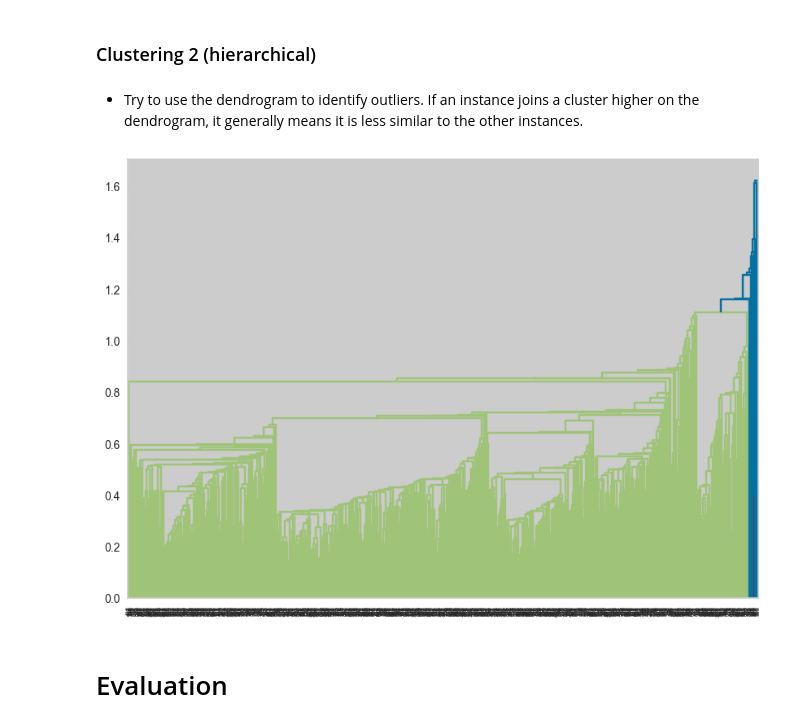
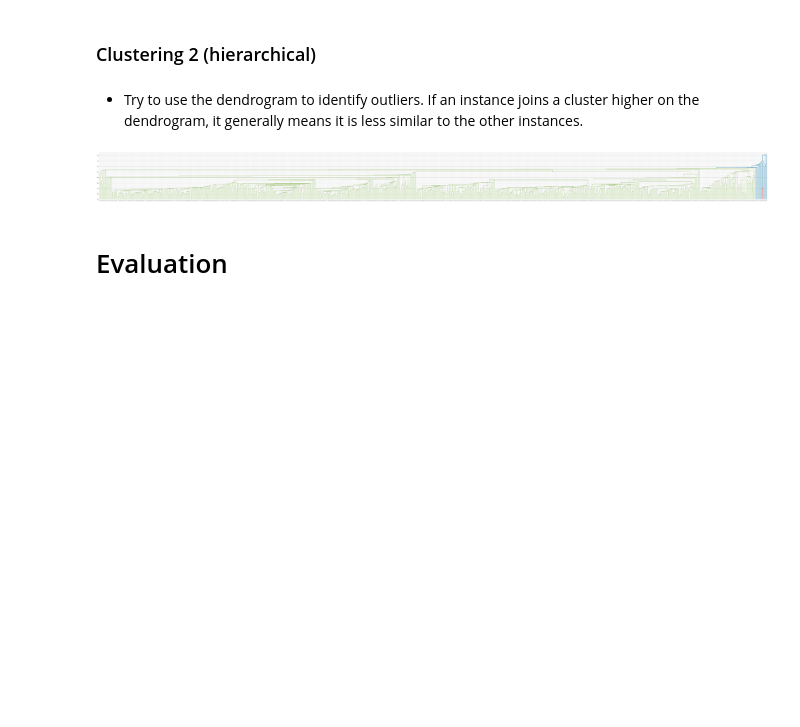
Before and after one commit to Filip-Dvorak/ZYZZ, a Jupyter notebook: template-coursework-clustering.ipynb, the cells around one changed output. Drawn from its saved outputs; the diff is of its cells as text; code cells hidden in the pictures; blank space fills up the shorter version.

```diff
--- a/template-coursework-clustering.ipynb
+++ b/template-coursework-clustering.ipynb
@@ -142,13 +124,13 @@ visualizer.show()
 <Axes: title={'center': 'Distortion Score Elbow for KMeans Clustering'}, xlabel='k', ylabel='distortion score'>
 # %%
-kmeansElbow = KMeans(n_clusters=5, random_state=42)
+kmeansElbow = KMeans(n_clusters=4, random_state=42)
 kmeansElbow.fit(X)
 # spočítání Silhouette Score:
 silhouette_avg = silhouette_score(X, kmeansElbow.labels_)
-print("silhouette_score pro k=5:", silhouette_avg)
+print("silhouette_score pro K=4:", silhouette_avg)
 
 #výpis inertii
-print("inertia pro k=5: ", kmeansElbow.inertia_)
+print("inertia pro K=4: ", kmeansElbow.inertia_)
 
 kmeansTwo = KMeans(n_clusters=2, random_state=42)
 kmeansTwo.fit(X)
@@ -163,31 +145,30 @@ inertia pro k=5:  1667.2147880936704
 silhouette_score pro k=2: 0.2202006337086197
 inertia pro k=2:  2633.459405930618
 # %%
-# Perform PCA
+#PCA
 pca = PCA(n_components=2)
 principalComponents = pca.fit_transform(X)
 
-# Transform the centroids
+#Určení centoridů
 centroids = pca.transform(kmeansElbow.cluster_centers_)
 
-# Create a DataFrame with the two principal components
+#Vytvoření DataFramu s principal componenty
 principalDf = pd.DataFrame(data = principalComponents, columns = ['principal component 1', 'principal component 2'])
-
-# Add the cluster labels to this DataFrame
 principalDf['Cluster'] = kmeansElbow.labels_
 
-# Plot the clusters
+# Plotování clusteru pro K=4
 plt.figure(figsize=(10, 7))
 plt.scatter(principalDf['principal component 1'], principalDf['principal component 2'], c=principalDf['Cluster'], cmap='viridis')
 
-# Plot the centroids
+# Plotování centroidů pro K=4
 plt.scatter(centroids[:, 0], centroids[:, 1], marker='x', s=100)
 
 plt.xlabel('Principal Component 1')
 plt.ylabel('Principal Component 2')
-plt.title('KMeans Clustering pro K=5')
+plt.title('KMeans Clustering pro K=4')
 plt.show()
 
+#Plotování clusterů pro K=2
 centroids = pca.transform(kmeansTwo.cluster_centers_)
 principalDf = pd.DataFrame(data = principalComponents, columns = ['principal component 1', 'principal component 2'])
 principalDf['Cluster'] = kmeansTwo.labels_
@@ -198,4 +179,18 @@ plt.xlabel('Principal Component 1')
 plt.ylabel('Principal Component 2')
 plt.title('KMeans Clustering pro K=2')
 plt.show()
+
+
+#plot pro dva vybrané atributy
+
+kmeansTwoAttributes = KMeans(n_clusters=2, random_state=42)
+kmeansTwoAttributes.fit(X)
+X['Cluster'] = kmeansTwoAttributes.labels_
+
+plt.figure(figsize=(10, 7))
+plt.scatter(X['blood_glucose_level'], X['HbA1c_level'], c=X['Cluster'], cmap='viridis')
+
+plt.title('Dva vybrané atributy')
+plt.xlabel('blood_glucose_level')
+plt.ylabel('HbA1c_level')
 # %% [output]
@@ -206,15 +203,13 @@ plt.show()
 # %% [markdown]
 * Try to use the dendrogram to identify outliers. If an instance joins a cluster higher on the dendrogram, it generally means it is less similar to the other instances.
 # %%
-# Perform hierarchical clustering
 linked = linkage(X, 'single')
 
-# Plot the dendrogram
-plt.figure(figsize=(10, 7))
+plt.figure(figsize=(100, 7 ))
 dendrogram(linked, orientation='top', distance_sort='descending', show_leaf_counts=True)
 plt.show()
 # %% [output]
-[figure, old version]
+[figure, new version]
 # %% [markdown]
 # Evaluation
 # %% [markdown]
```
Also changed, not shown: parts of 11 cells of this notebook.
